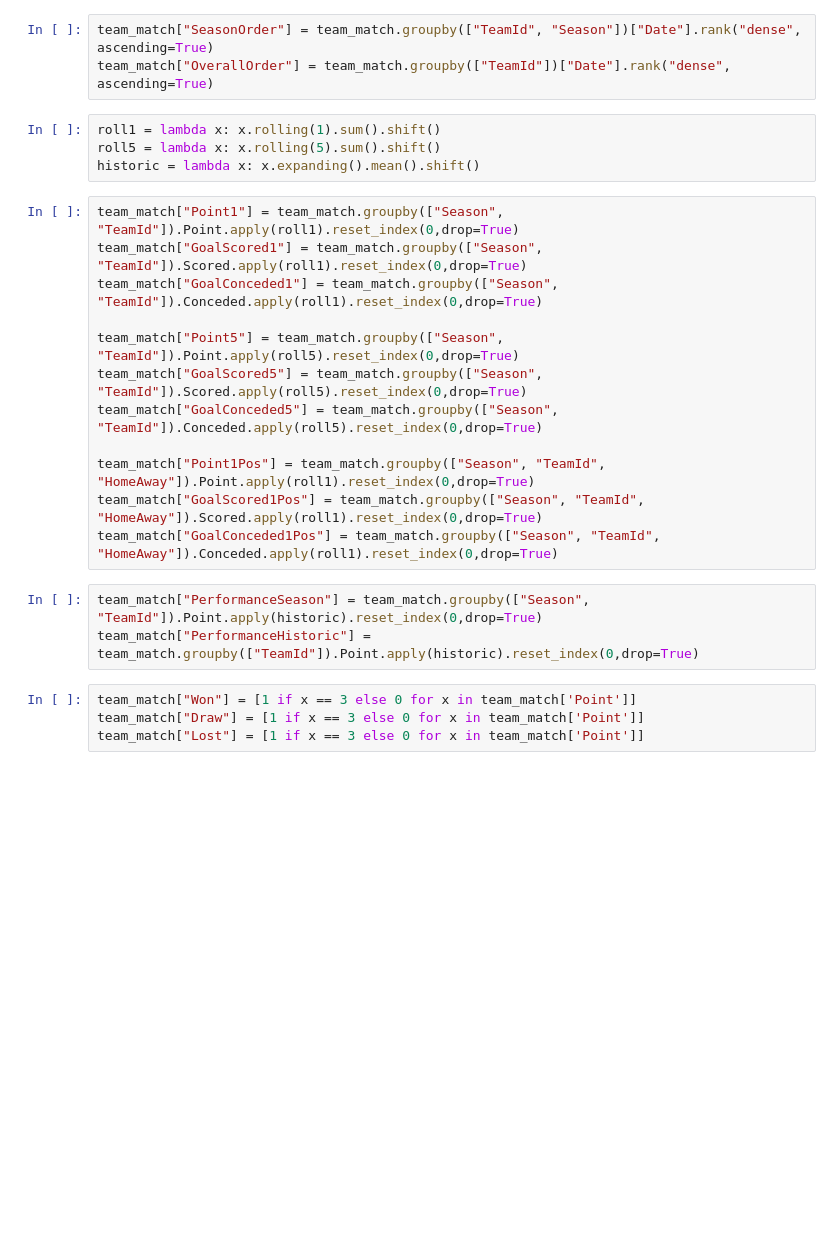
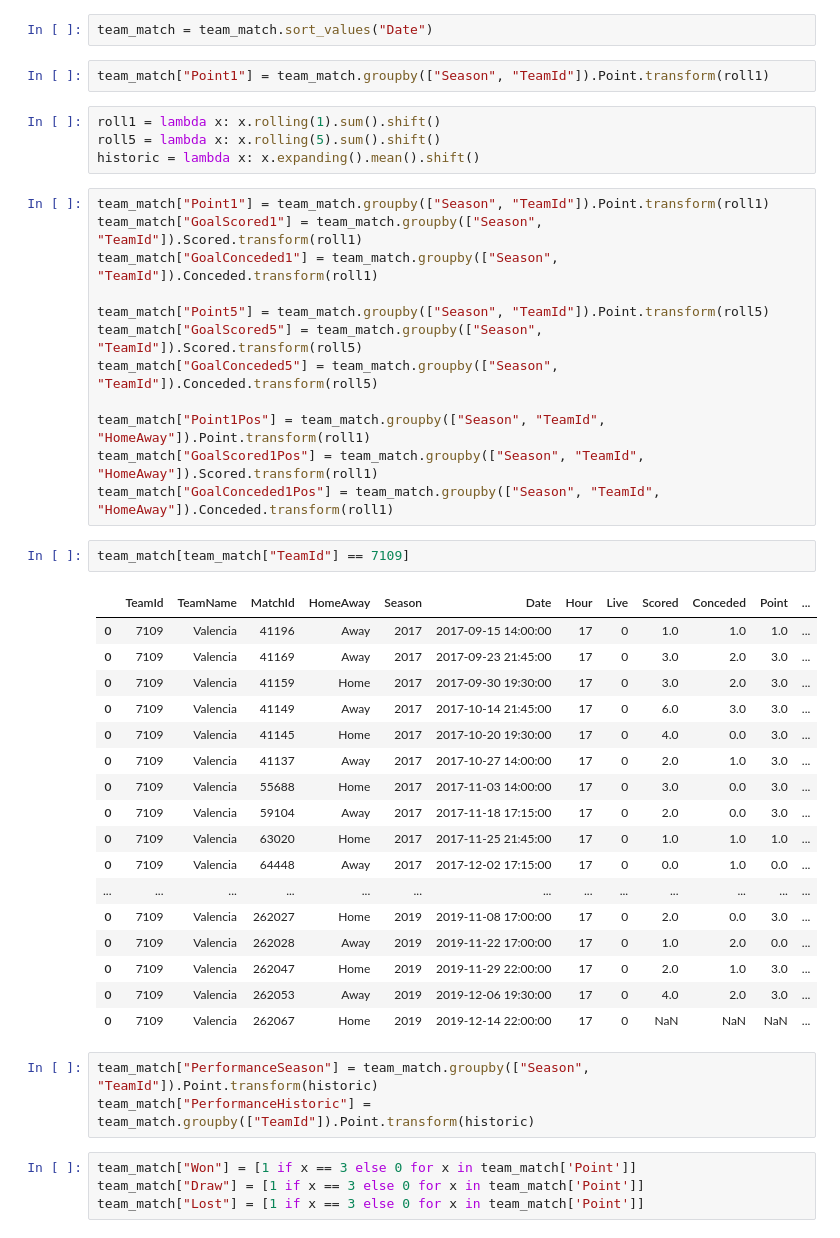
Before and after one commit to sarikayamerts/ie582fall19, a Jupyter notebook: Match.ipynb, the cells around one changed output. Drawn from its saved outputs; the diff is of its cells as text; blank space fills up the shorter version.

Commit message:
Fix matches

```diff
--- a/Match.ipynb
+++ b/Match.ipynb
@@ -101,28 +101,49 @@ def point(row):
    return np.nan
 
 team_match['Point'] = team_match.apply (lambda row: point(row), axis=1)
-# %%
-team_match["SeasonOrder"] = team_match.groupby(["TeamId", "Season"])["Date"].rank("dense", ascending=True)
-team_match["OverallOrder"] = team_match.groupby(["TeamId"])["Date"].rank("dense", ascending=True)
+# %%
+team_match = team_match.sort_values("Date")
+# %%
+team_match["Point1"] = team_match.groupby(["Season", "TeamId"]).Point.transform(roll1)
 # %%
 roll1 = lambda x: x.rolling(1).sum().shift()
 roll5 = lambda x: x.rolling(5).sum().shift()
 historic = lambda x: x.expanding().mean().shift()
 # %%
-team_match["Point1"] = team_match.groupby(["Season", "TeamId"]).Point.apply(roll1).reset_index(0,drop=True)
-team_match["GoalScored1"] = team_match.groupby(["Season", "TeamId"]).Scored.apply(roll1).reset_index(0,drop=True)
-team_match["GoalConceded1"] = team_match.groupby(["Season", "TeamId"]).Conceded.apply(roll1).reset_index(0,drop=True)
+team_match["Point1"] = team_match.groupby(["Season", "TeamId"]).Point.transform(roll1)
+team_match["GoalScored1"] = team_match.groupby(["Season", "TeamId"]).Scored.transform(roll1)
+team_match["GoalConceded1"] = team_match.groupby(["Season", "TeamId"]).Conceded.transform(roll1)
 
-team_match["Point5"] = team_match.groupby(["Season", "TeamId"]).Point.apply(roll5).reset_index(0,drop=True)
-team_match["GoalScored5"] = team_match.groupby(["Season", "TeamId"]).Scored.apply(roll5).reset_index(0,drop=True)
-team_match["GoalConceded5"] = team_match.groupby(["Season", "TeamId"]).Conceded.apply(roll5).reset_index(0,drop=True)
+team_match["Point5"] = team_match.groupby(["Season", "TeamId"]).Point.transform(roll5)
+team_match["GoalScored5"] = team_match.groupby(["Season", "TeamId"]).Scored.transform(roll5)
+team_match["GoalConceded5"] = team_match.groupby(["Season", "TeamId"]).Conceded.transform(roll5)
 
-team_match["Point1Pos"] = team_match.groupby(["Season", "TeamId", "HomeAway"]).Point.apply(roll1).reset_index(0,drop=True)
-team_match["GoalScored1Pos"] = team_match.groupby(["Season", "TeamId", "HomeAway"]).Scored.apply(roll1).reset_index(0,drop=True)
-team_match["GoalConceded1Pos"] = team_match.groupby(["Season", "TeamId", "HomeAway"]).Conceded.apply(roll1).reset_index(0,drop=True)
+team_match["Point1Pos"] = team_match.groupby(["Season", "TeamId", "HomeAway"]).Point.transform(roll1)
+team_match["GoalScored1Pos"] = team_match.groupby(["Season", "TeamId", "HomeAway"]).Scored.transform(roll1)
+team_match["GoalConceded1Pos"] = team_match.groupby(["Season", "TeamId", "HomeAway"]).Conceded.transform(roll1)
+# %%
+team_match[team_match["TeamId"] == 7109]
+# %% [output]
+|  | TeamId | TeamName | MatchId | HomeAway | Season | Date | Hour | Live | Scored | Conceded | Point | ... |
+| 0 | 7109 | Valencia | 41196 | Away | 2017 | 2017-09-15 14:00:00 | 17 | 0 | 1.0 | 1.0 | 1.0 | ... |
+| 0 | 7109 | Valencia | 41169 | Away | 2017 | 2017-09-23 21:45:00 | 17 | 0 | 3.0 | 2.0 | 3.0 | ... |
+| 0 | 7109 | Valencia | 41159 | Home | 2017 | 2017-09-30 19:30:00 | 17 | 0 | 3.0 | 2.0 | 3.0 | ... |
+| 0 | 7109 | Valencia | 41149 | Away | 2017 | 2017-10-14 21:45:00 | 17 | 0 | 6.0 | 3.0 | 3.0 | ... |
+| 0 | 7109 | Valencia | 41145 | Home | 2017 | 2017-10-20 19:30:00 | 17 | 0 | 4.0 | 0.0 | 3.0 | ... |
+| 0 | 7109 | Valencia | 41137 | Away | 2017 | 2017-10-27 14:00:00 | 17 | 0 | 2.0 | 1.0 | 3.0 | ... |
+| 0 | 7109 | Valencia | 55688 | Home | 2017 | 2017-11-03 14:00:00 | 17 | 0 | 3.0 | 0.0 | 3.0 | ... |
+| 0 | 7109 | Valencia | 59104 | Away | 2017 | 2017-11-18 17:15:00 | 17 | 0 | 2.0 | 0.0 | 3.0 | ... |
+| 0 | 7109 | Valencia | 63020 | Home | 2017 | 2017-11-25 21:45:00 | 17 | 0 | 1.0 | 1.0 | 1.0 | ... |
+| 0 | 7109 | Valencia | 64448 | Away | 2017 | 2017-12-02 17:15:00 | 17 | 0 | 0.0 | 1.0 | 0.0 | ... |
+| ... | ... | ... | ... | ... | ... | ... | ... | ... | ... | ... | ... | ... |
+| 0 | 7109 | Valencia | 262027 | Home | 2019 | 2019-11-08 17:00:00 | 17 | 0 | 2.0 | 0.0 | 3.0 | ... |
+| 0 | 7109 | Valencia | 262028 | Away | 2019 | 2019-11-22 17:00:00 | 17 | 0 | 1.0 | 2.0 | 0.0 | ... |
+| 0 | 7109 | Valencia | 262047 | Home | 2019 | 2019-11-29 22:00:00 | 17 | 0 | 2.0 | 1.0 | 3.0 | ... |
+| 0 | 7109 | Valencia | 262053 | Away | 2019 | 2019-12-06 19:30:00 | 17 | 0 | 4.0 | 2.0 | 3.0 | ... |
+| 0 | 7109 | Valencia | 262067 | Home | 2019 | 2019-12-14 22:00:00 | 17 | 0 | NaN | NaN | NaN | ... |
 # %%
-team_match["PerformanceSeason"] = team_match.groupby(["Season", "TeamId"]).Point.apply(historic).reset_index(0,drop=True)
-team_match["PerformanceHistoric"] = team_match.groupby(["TeamId"]).Point.apply(historic).reset_index(0,drop=True)
+team_match["PerformanceSeason"] = team_match.groupby(["Season", "TeamId"]).Point.transform(historic)
+team_match["PerformanceHistoric"] = team_match.groupby(["TeamId"]).Point.transform(historic)
 # %%
 team_match["Won"] = [1 if x == 3 else 0 for x in team_match['Point']]
 team_match["Draw"] = [1 if x == 3 else 0 for x in team_match['Point']]
```
Also changed, not shown: parts of 23 cells of this notebook.
